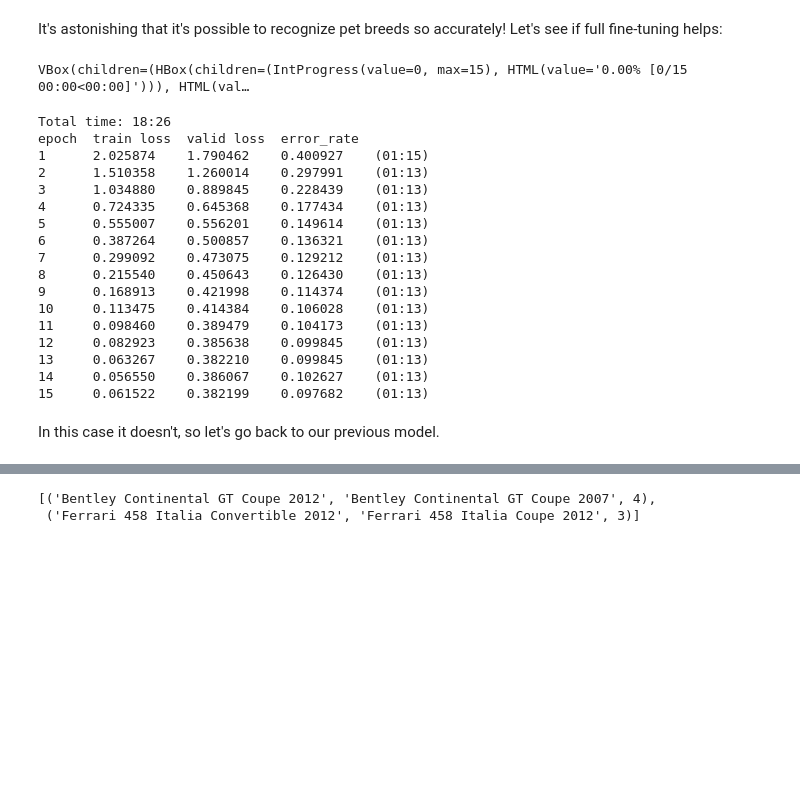
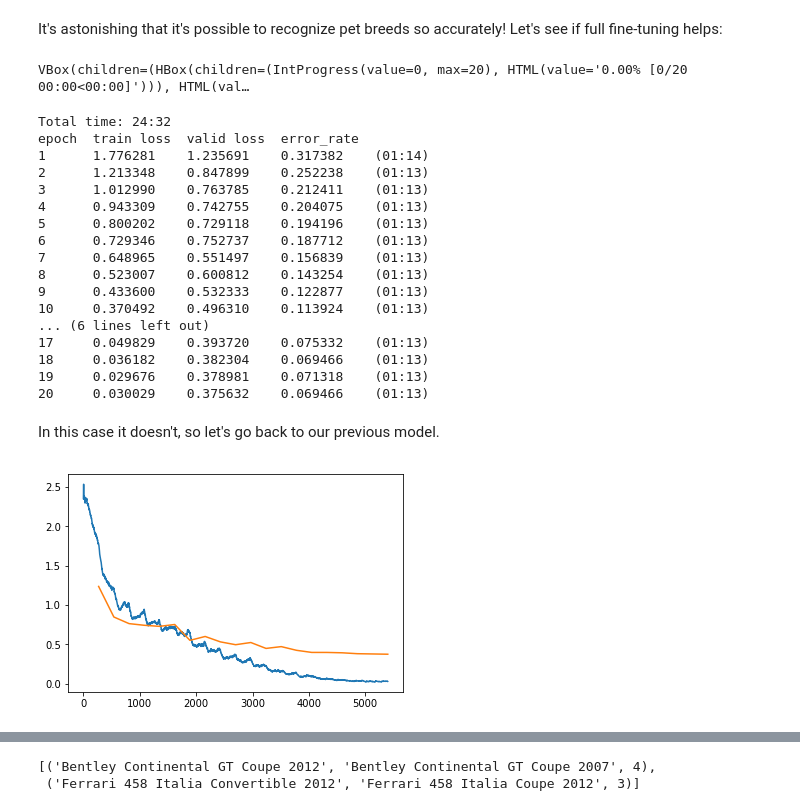
Before and after one commit to iyersathya/course-v3, a Jupyter notebook: nbs/dl1/cars.ipynb, the cells around one changed output, grey strips where cells are left out. Drawn from its saved outputs; the diff is of its cells as text; code cells hidden in the pictures; blank space fills up the shorter version.

Commit message:
Added loss plotting code.

```diff
--- a/nbs/dl1/cars.ipynb
+++ b/nbs/dl1/cars.ipynb
@@ -232,28 +232,32 @@ learn.save('stage-1-50')
 It's astonishing that it's possible to recognize pet breeds so accurately! Let's see if full fine-tuning helps:
 # %%
 learn.unfreeze()
-learn.fit_one_cycle(15, max_lr=slice(1e-6,1e-3))
+learn.fit_one_cycle(20, max_lr=slice(1e-6,1e-2))
 # %% [output]
-VBox(children=(HBox(children=(IntProgress(value=0, max=15), HTML(value='0.00% [0/15 00:00<00:00]'))), HTML(val…
+VBox(children=(HBox(children=(IntProgress(value=0, max=20), HTML(value='0.00% [0/20 00:00<00:00]'))), HTML(val…
-Total time: 18:26
+Total time: 24:32
 epoch  train loss  valid loss  error_rate
-1      2.025874    1.790462    0.400927    (01:15)
-2      1.510358    1.260014    0.297991    (01:13)
-3      1.034880    0.889845    0.228439    (01:13)
-4      0.724335    0.645368    0.177434    (01:13)
-5      0.555007    0.556201    0.149614    (01:13)
-6      0.387264    0.500857    0.136321    (01:13)
-7      0.299092    0.473075    0.129212    (01:13)
-8      0.215540    0.450643    0.126430    (01:13)
-9      0.168913    0.421998    0.114374    (01:13)
-10     0.113475    0.414384    0.106028    (01:13)
-11     0.098460    0.389479    0.104173    (01:13)
-12     0.082923    0.385638    0.099845    (01:13)
-13     0.063267    0.382210    0.099845    (01:13)
-14     0.056550    0.386067    0.102627    (01:13)
-15     0.061522    0.382199    0.097682    (01:13)
+1      1.776281    1.235691    0.317382    (01:14)
+2      1.213348    0.847899    0.252238    (01:13)
+3      1.012990    0.763785    0.212411    (01:13)
+4      0.943309    0.742755    0.204075    (01:13)
+5      0.800202    0.729118    0.194196    (01:13)
+6      0.729346    0.752737    0.187712    (01:13)
+7      0.648965    0.551497    0.156839    (01:13)
+8      0.523007    0.600812    0.143254    (01:13)
+9      0.433600    0.532333    0.122877    (01:13)
+10     0.370492    0.496310    0.113924    (01:13)
+... (6 lines left out)
+17     0.049829    0.393720    0.075332    (01:13)
+18     0.036182    0.382304    0.069466    (01:13)
+19     0.029676    0.378981    0.071318    (01:13)
+20     0.030029    0.375632    0.069466    (01:13)
 # %% [markdown]
 In this case it doesn't, so let's go back to our previous model.
+# %%
+learn.recorder.plot_losses()
+# %% [output]
+[figure, added]
 # %%
 learn.save('stage-2-50')
 # %%
```
Also changed, not shown: parts of 2 cells of this notebook.
